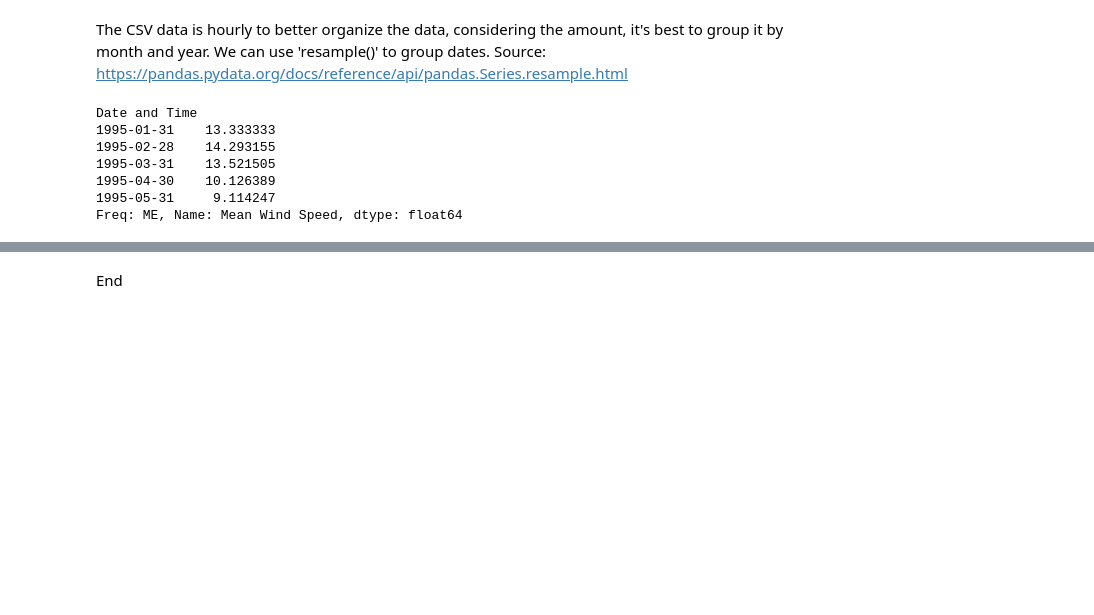
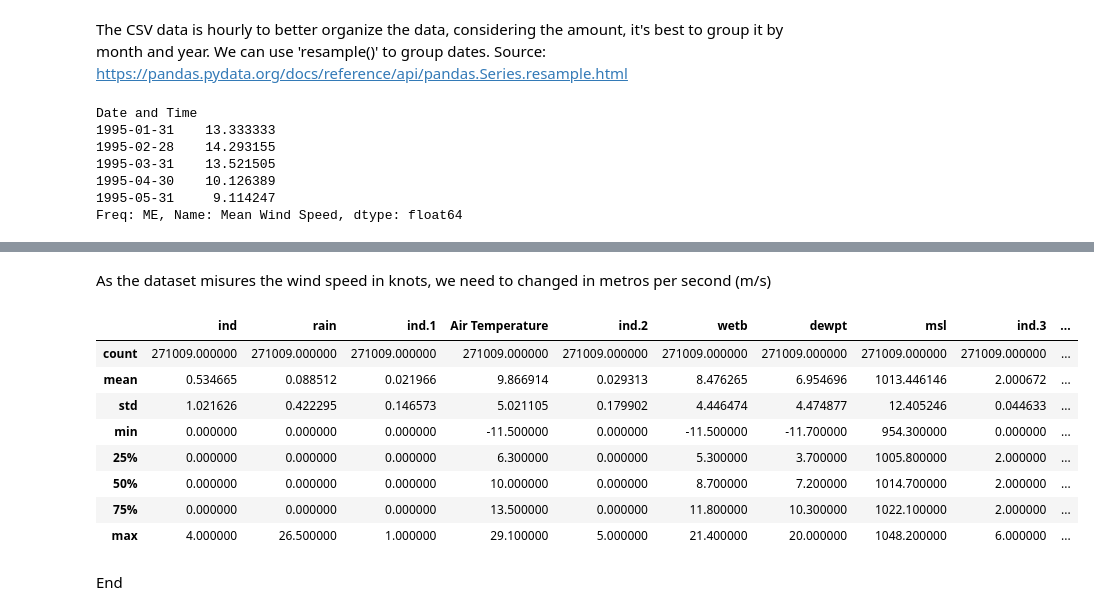
Before and after one commit to tanyasanjuan/pfda-project, a Jupyter notebook: wind.ipynb, the cells around one changed output, grey strips where cells are left out. Saved outputs shown, nothing was run; the diff lists cells and outputs as text; code cells hidden in the pictures; blank space fills up the shorter version.

Commit message:
convert knots to m/s

```diff
--- a/wind.ipynb
+++ b/wind.ipynb
@@ -214,2 +227,21 @@ Freq: ME, Name: Mean Wind Speed, dtype: float64
+# %% [markdown]
+As the dataset misures the wind speed in knots, we need to changed in metros per second (m/s)
+# %%
+# Convert wind speed from knots to m/s
+# One knot is equal to 0.514444 meters per second
+df['Mean Wind Speed'] = df['Mean Wind Speed'] * 0.514444
+
+# verify the conversion
+df.describe()
+# %% [output]
+|  | ind | rain | ind.1 | Air Temperature | ind.2 | wetb | dewpt | msl | ind.3 | ... |
+| count | 271009.000000 | 271009.000000 | 271009.000000 | 271009.000000 | 271009.000000 | 271009.000000 | 271009.000000 | 271009.000000 | 271009.000000 | ... |
+| mean | 0.534665 | 0.088512 | 0.021966 | 9.866914 | 0.029313 | 8.476265 | 6.954696 | 1013.446146 | 2.000672 | ... |
+| std | 1.021626 | 0.422295 | 0.146573 | 5.021105 | 0.179902 | 4.446474 | 4.474877 | 12.405246 | 0.044633 | ... |
+| min | 0.000000 | 0.000000 | 0.000000 | -11.500000 | 0.000000 | -11.500000 | -11.700000 | 954.300000 | 0.000000 | ... |
+| 25% | 0.000000 | 0.000000 | 0.000000 | 6.300000 | 0.000000 | 5.300000 | 3.700000 | 1005.800000 | 2.000000 | ... |
+| 50% | 0.000000 | 0.000000 | 0.000000 | 10.000000 | 0.000000 | 8.700000 | 7.200000 | 1014.700000 | 2.000000 | ... |
+| 75% | 0.000000 | 0.000000 | 0.000000 | 13.500000 | 0.000000 | 11.800000 | 10.300000 | 1022.100000 | 2.000000 | ... |
+| max | 4.000000 | 26.500000 | 1.000000 | 29.100000 | 5.000000 | 21.400000 | 20.000000 | 1048.200000 | 6.000000 | ... |
 # %% [markdown]
 End
```
Also changed, not shown: parts of 1 cell of this notebook.
